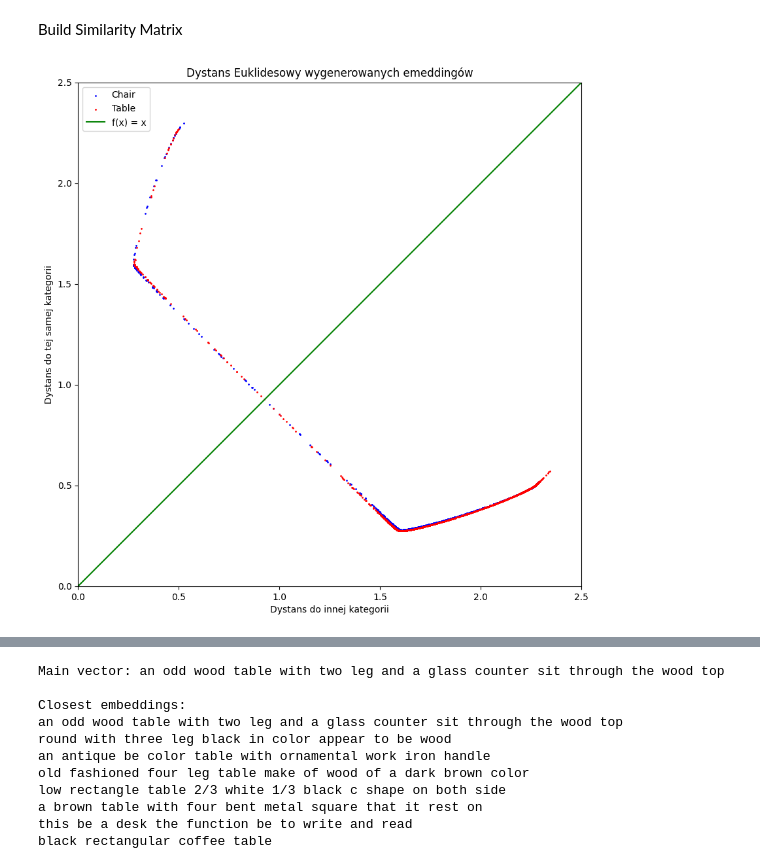
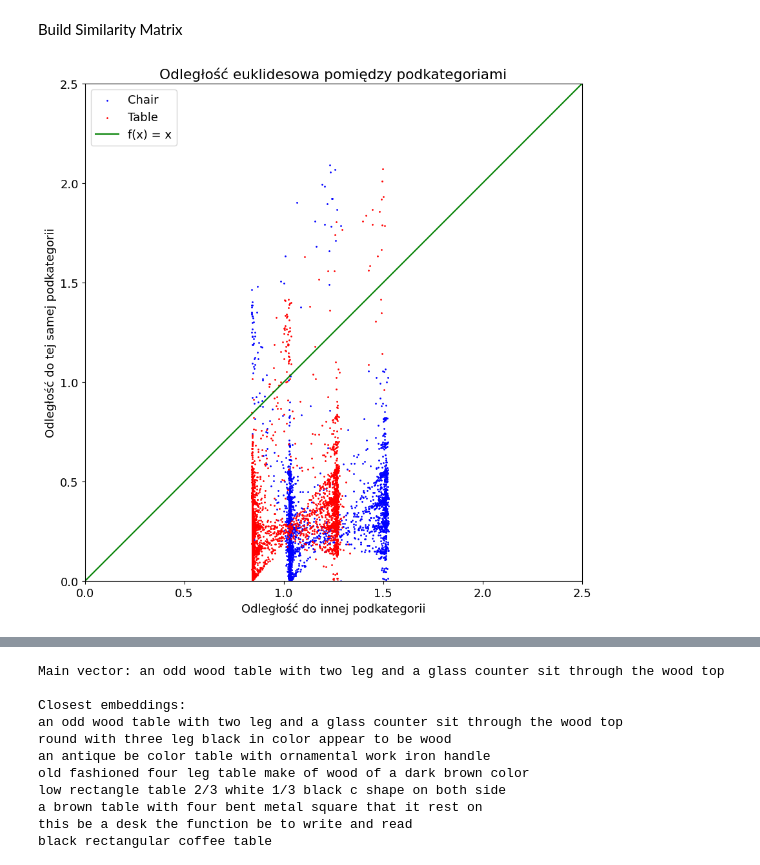
Before and after one commit to Aproxant/3D_Gen, a Jupyter notebook: Encoder/experiments.ipynb, the cells around one changed output, grey strips where cells are left out. Drawn from its saved outputs; the diff is of its cells as text; code cells hidden in the pictures.

```diff
--- a/Encoder/experiments.ipynb
+++ b/Encoder/experiments.ipynb
@@ -115,7 +121,7 @@ plt.title(title)
 # %% [markdown]
 Build Similarity Matrix
 # %%
-with open('./../GeneratedEmbeddings/test.p', 'rb') as pickle_file:
+with open('./../GeneratedEmbeddingsTest/test.p', 'rb') as pickle_file:
     tmp=pickle.load(pickle_file)
 
 simMatTest=np.zeros([len(tmp),128])
@@ -239,35 +249,35 @@ dist2=distanceToElementsNPair(tmp)
 # %%
 
 
 # Unpack x and y coordinates for each class
-class1_y, class1_x = zip(*dist[0])
-class2_y, class2_x = zip(*dist[1])
+class1_y, class1_x = zip(*dist2[0])
+class2_y, class2_x = zip(*dist2[1])
 
 point_size=1
 plt.figure(figsize=(10, 10))
 # Plot points for each class
 plt.scatter(class1_x, class1_y, label='Chair', color='blue',s=point_size)
 plt.scatter(class2_x, class2_y, label='Table', color='red',s=point_size)
 
 
 x_values = np.linspace(0,2.5, 100)
 # Plot the function f(x) = x
 plt.plot(x_values, x_values, label='f(x) = x', color='green', linestyle='-')
 
 
 # Add labels and title
-plt.xlabel('Dystans do innej kategorii')
-plt.ylabel('Dystans do tej samej kategorii')
-plt.title('Dystans Euklidesowy wygenerowanych emeddingów')
+plt.xlabel('Odległość do innej podkategorii')
+plt.ylabel('Odległość do tej samej podkategorii')
+plt.title('Odległość euklidesowa pomiędzy podkategoriami')
 plt.xlim(0, 2.5)
 plt.ylim(0, 2.5)
 ax = plt.gca()
 ax.set_aspect('equal', adjustable='box')
 
 # Add a legend
 plt.legend()
 
 # Show the plot
 plt.show()
 # %% [output]
-[figure, old version]
+[figure, new version]
```
Also changed, not shown: parts of 9 cells of this notebook, 17 other files.
